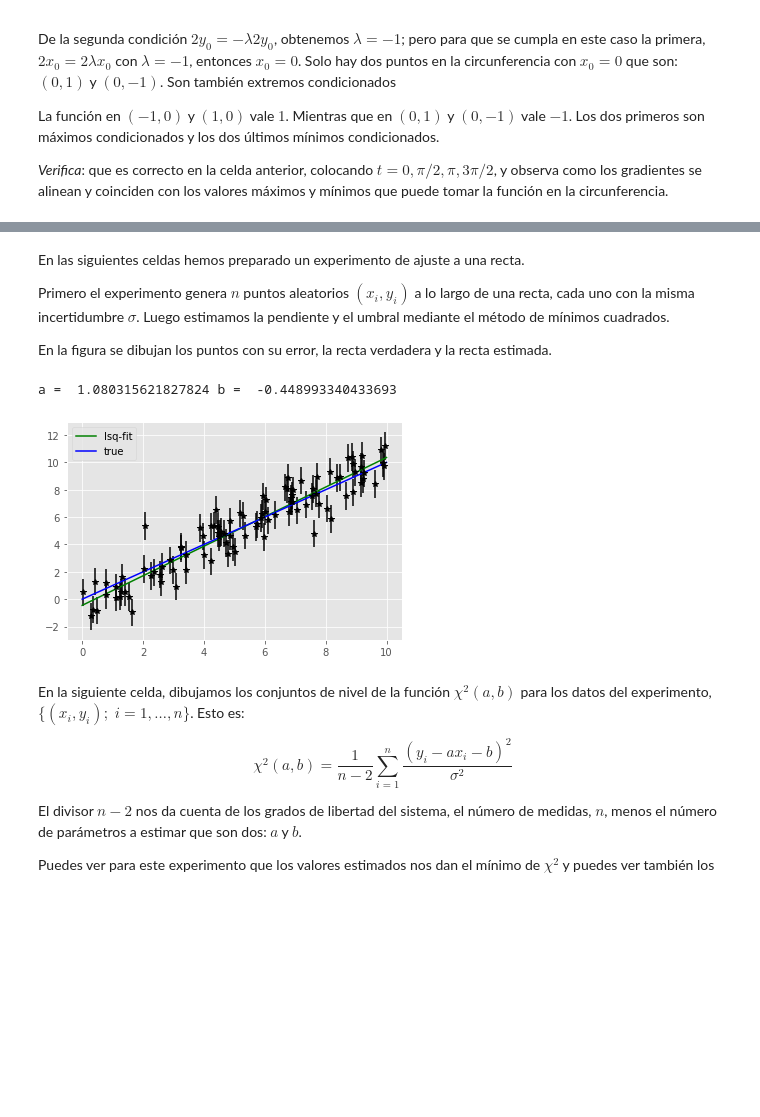
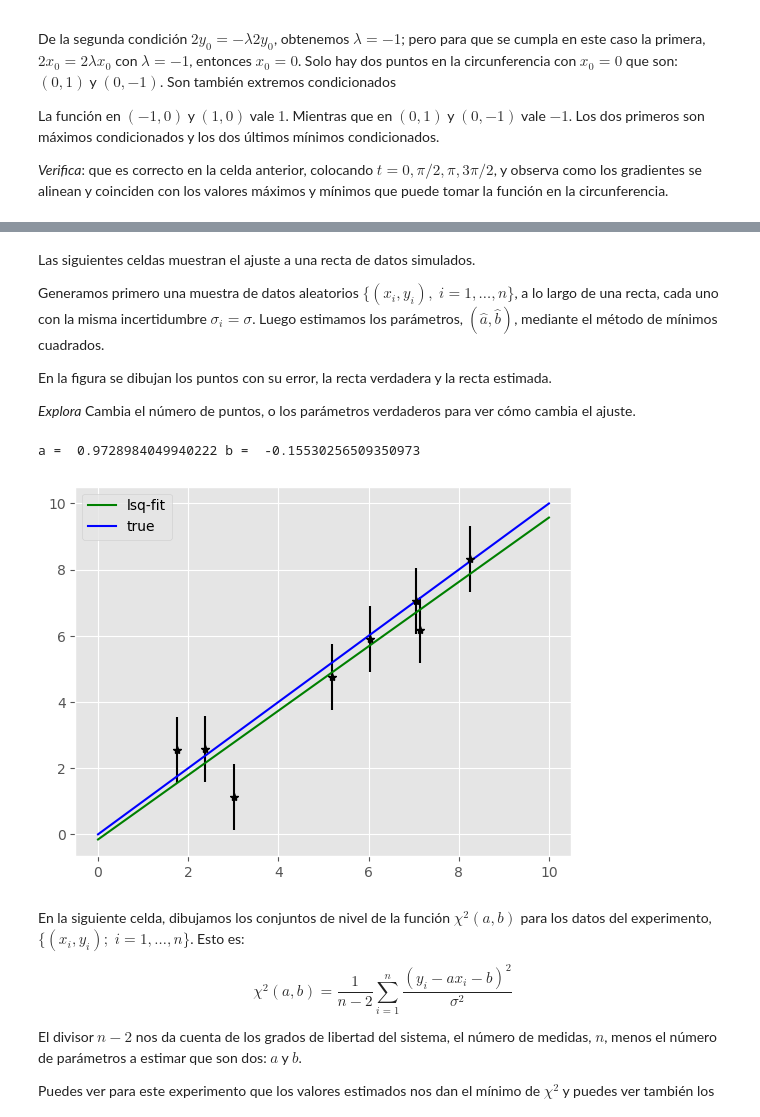
Before and after one commit to xabiercidvidal/USC-MMIII, a Jupyter notebook: notebooks/tderivadas_min_max.ipynb, the cells around one changed output, grey strips where cells are left out. Drawn from its saved outputs; the diff is of its cells as text; code cells hidden in the pictures; blank space fills up the shorter version.

```diff
--- a/notebooks/tderivadas_min_max.ipynb
+++ b/notebooks/tderivadas_min_max.ipynb
@@ -568,9 +593,11 @@ En el método de mínimos cuadrados, se calcula la distancia (al cuadrado) de lo
 # %% [markdown]
-En las siguientes celdas hemos preparado un experimento de ajuste a una recta.
+Las siguientes celdas muestran el ajuste a una recta de datos simulados.
 
-Primero el experimento genera $n$ puntos aleatorios $(x_i, y_i)$ a lo largo de una recta, cada uno con la misma incertidumbre $\sigma$. Luego estimamos la pendiente y el umbral mediante el método de mínimos cuadrados.
+Generamos primero una muestra de datos aleatorios $\{ (x_i, y_i), \; i= 1, \dots, n \}$, a lo largo de una recta, cada uno con la misma incertidumbre $\sigma_i = \sigma$. Luego estimamos los parámetros, $(\hat{a}, \hat{b})$, mediante el método de mínimos cuadrados.
 
 En la figura se dibujan los puntos con su error, la recta verdadera y la recta estimada.
+
+*Explora* Cambia el número de puntos, o los parámetros verdaderos para ver cómo cambia el ajuste.
 # %%
 import scipy.stats    as stats
 import scipy.optimize as optimize
@@ -593,19 +620,19 @@ def chisq(a, b):
         chi2 += dx*dx
     return chi2/(len(ys)-2)
 # %%
-atrue, btrue, sigma, npoints = 1., 0., 1., 100
+atrue, btrue, sigma, npoints = 1., 0., 1., 8
 xrange = (0, 10)
 xs, ys     = experiment(atrue, btrue, sigma, npoints, xrange = xrange)
 ahat, bhat = lsq_fit(xs, ys, sigma)
 plt.errorbar(xs, ys, yerr=sigma, fmt='*', color = 'black')
 ts = np.linspace(*xrange, 100)
 plt.plot(ts, bhat  + ahat *ts, color = 'green', label = 'lsq-fit')
 plt.plot(ts, btrue + atrue*ts, color = 'blue' , label = 'true')
 print('a = ', ahat, 'b = ', bhat)
 plt.legend();
 # %% [output]
-a =  1.080315621827824 b =  -0.448993340433693
+a =  0.9728984049940222 b =  -0.15530256509350973
-[figure, old version]
+[figure, new version]
 # %% [markdown]
 
 En la siguiente celda, dibujamos los conjuntos de nivel de la función $\chi^2(a, b)$ para los datos del experimento, $\{(x_i, y_i); \; i = 1, \dots, n \}$. Esto es:
```
Also changed, not shown: parts of 44 cells of this notebook, 1 other file.
